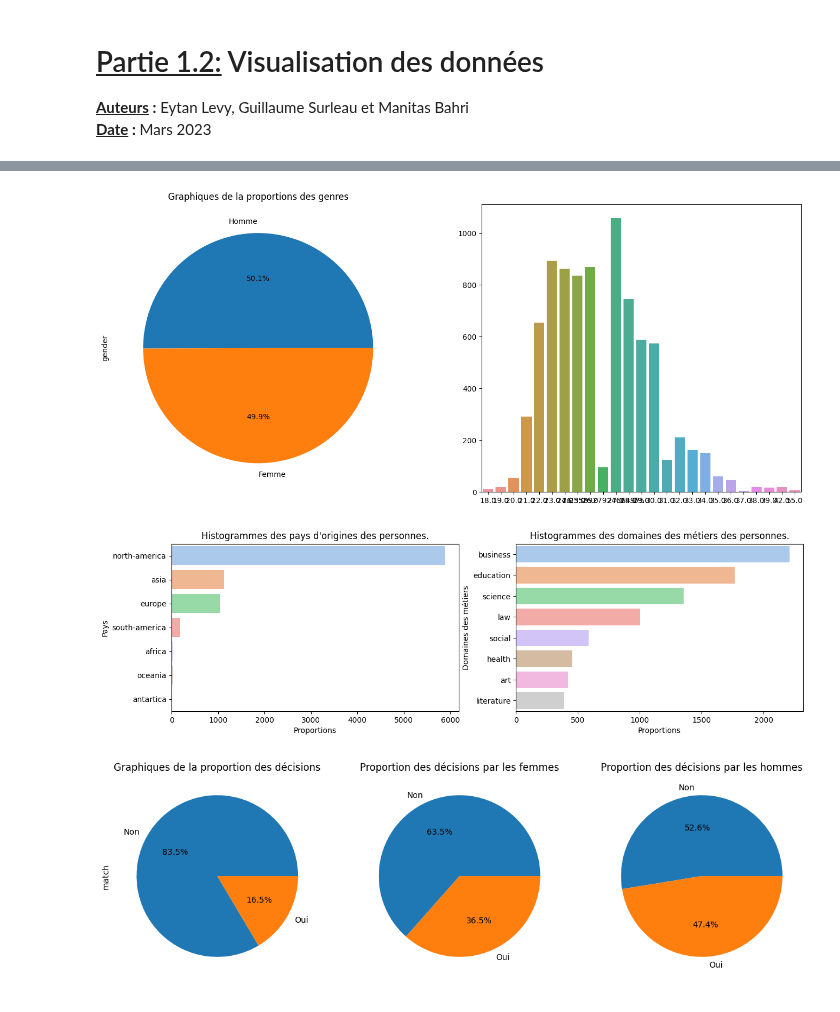
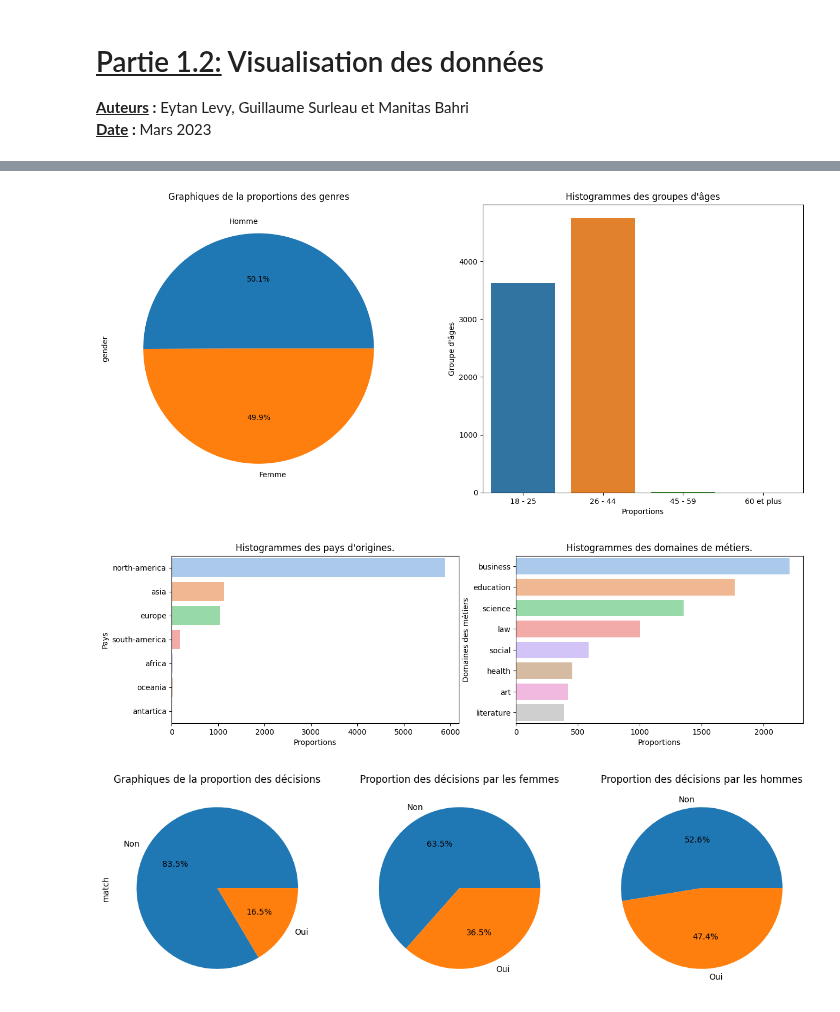
Before and after one commit to B-Manitas/Speed-Dating, a Jupyter notebook: notebook/visualization.ipynb, the cells around one changed output, grey strips where cells are left out. Cells and saved outputs as stored; diff of their text form; code cells hidden in the pictures.

Commit message:
Visualisation des groupes d'ages

```diff
--- a/notebook/visualization.ipynb
+++ b/notebook/visualization.ipynb
@@ -23,4 +23,4 @@ pd.set_option('display.max_columns', None)
 pd.set_option('display.max_rows', None)
 # %%
 # Charge la base de donnée
-DATASET = pp.load_cleaned_dataset()
+DATASET, _ = pp.load_preproc_dataset(ratio_test=0, rescaled = False)
@@ -47,41 +27,45 @@ Name: age, dtype: int64
 # %%
 plt.figure(figsize=(17, 7))
-
 args = {"kind": "pie", "autopct": "%.1f%%"}
 
-# Proportion des genres
+# Proportion des genres.
 plt.subplot(121)
 plt.title("Graphiques de la proportions des genres")
 lbl_gender = ["Homme", "Femme"]
 DATASET["gender"].value_counts().plot(**args, labels=lbl_gender)
 
-# Proportion des genres
+# Proportion des âges.
+g1 = DATASET[(DATASET["age"] >= 18) & (DATASET["age"] <= 25)]
+g2 = DATASET[(DATASET["age"] >= 26) & (DATASET["age"] <= 44)]
+g3 = DATASET[(DATASET["age"] >= 45) & (DATASET["age"] <= 59)]
+g4 = DATASET[(DATASET["age"] >= 60)]
+
+groups_age = {"18 - 25": len(g1), "26 - 44": len(g2),
+              "45 - 59": len(g3), "60 et plus": len(g4)}
+
 plt.subplot(122)
-data = DATASET["age"].value_counts()
-sns.barplot(x=data.keys(), y=data.values)
-# plt.xlabel("Proportions")
-# plt.ylabel("Domaines des métiers")
-# plt.title("Histogrammes des domaines des métiers des personnes.")
-
+sns.barplot(x=list(groups_age.keys()), y=list(groups_age.values()))
+plt.xlabel("Proportions")
+plt.ylabel("Groupe d'âges")
+plt.title("Histogrammes des groupes d'âges")
 
 plt.show()
 # %% [output]
-[figure, old version]
+[figure, new version]
 # %%
 lbl_from, val_from = count_multiple_columns(DATASET, "from_")
-lbl_career, val_career = count_multiple_columns(
-    DATASET, "career_", ["career_c"])
-
+lbl_career, val_career = count_multiple_columns(DATASET, "career_")
 
 plt.figure(figsize=(15, 4))
 
+# Graphique des pays
 plt.subplot(121)
 sns.barplot(x=lbl_from, y=val_from, palette="pastel")
 plt.xlabel("Proportions")
 plt.ylabel("Pays")
 plt.title("Histogrammes des pays d'origines.")
 
-
+# Graphique des personnes
 plt.subplot(122)
 sns.barplot(x=lbl_career, y=val_career, palette="pastel")
 plt.xlabel("Proportions")
@@ -89,7 +73,7 @@ plt.ylabel("Domaines des métiers")
 plt.title("Histogrammes des domaines de métiers.")
 plt.show()
 # %% [output]
-[figure, old version]
+[figure, new version]
 # %%
 decision = DATASET.groupby("gender")["decision"].value_counts()
 woman_decision, man_decision = decision[0], decision[1]
```
Also changed, not shown: parts of 1 cell of this notebook.
